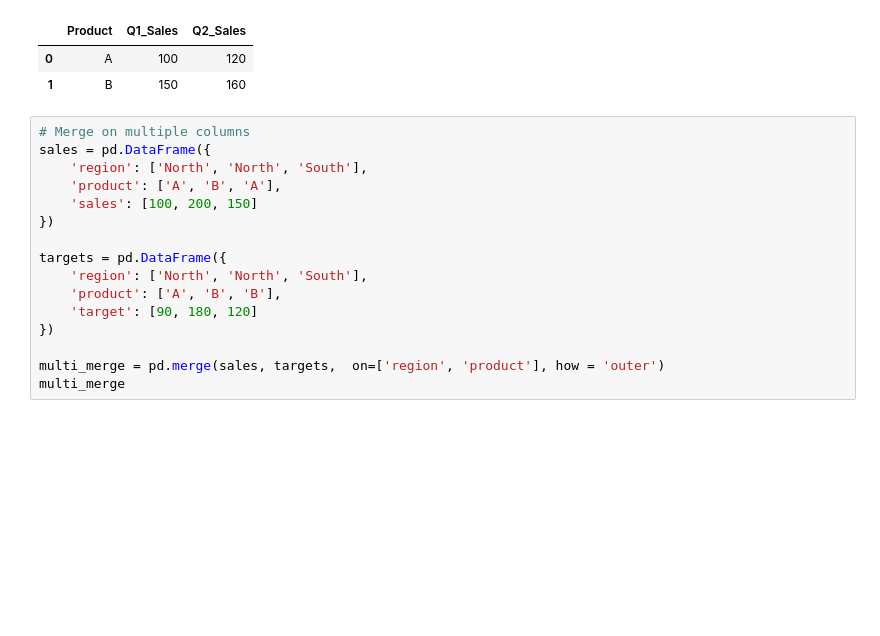
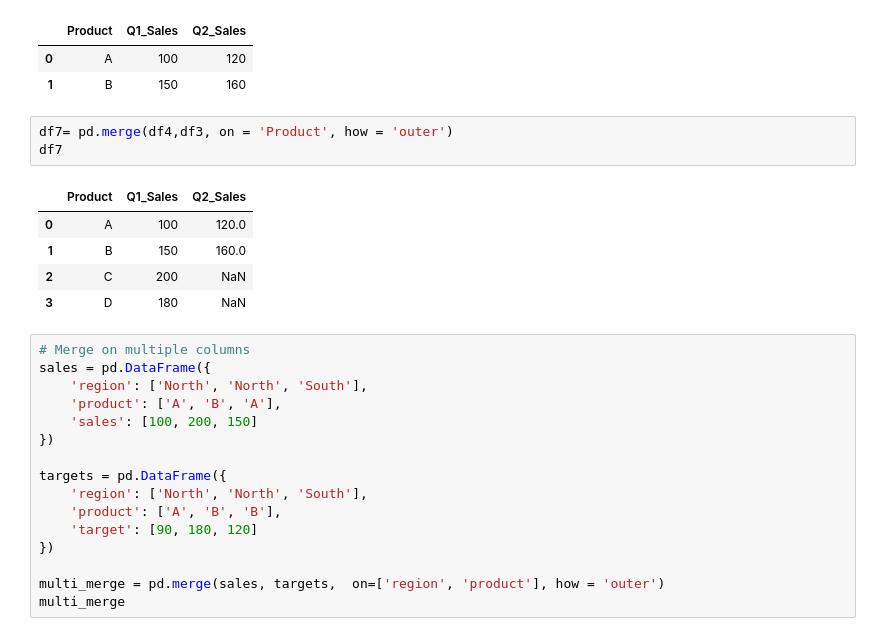
Before and after one commit to KEN-DATALABS/PROJECT-LIST, a Jupyter notebook: OneDrive/Documents/List Project/Project3.ipynb, the cells around one changed output. Saved outputs shown, nothing was run; the diff lists cells and outputs as text; blank space fills up the shorter version.

```diff
--- a/OneDrive/Documents/List Project/Project3.ipynb
+++ b/OneDrive/Documents/List Project/Project3.ipynb
@@ -723,6 +723,15 @@ df6
 |  | Product | Q1_Sales | Q2_Sales |
 | 0 | A | 100 | 120 |
 | 1 | B | 150 | 160 |
+# %%
+df7= pd.merge(df4,df3, on = 'Product', how = 'outer')
+df7
+# %% [output]
+|  | Product | Q1_Sales | Q2_Sales |
+| 0 | A | 100 | 120.0 |
+| 1 | B | 150 | 160.0 |
+| 2 | C | 200 | NaN |
+| 3 | D | 180 | NaN |
 # %%
 # Merge on multiple columns
 sales = pd.DataFrame({
```
Also changed, not shown: parts of 5 cells of this notebook.
